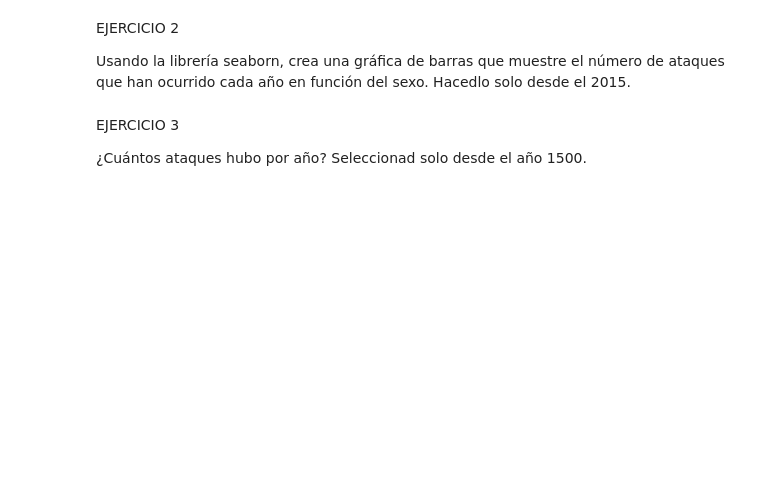
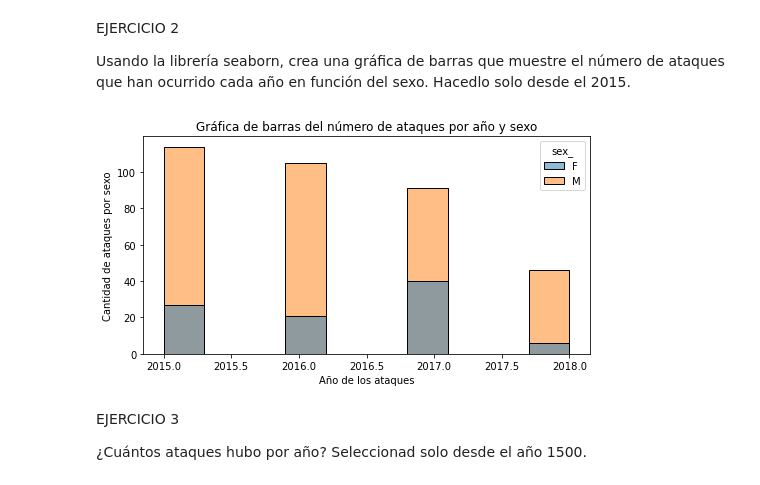
Before and after one commit to Adalab/DA-promo-b-modulo-2-sprint-1-Anais-Ana-Yadira, a Jupyter notebook: visualización/pair-programmin-vizualizacion-3-seaborn/pair-programmin-vizualizacion-3-seaborn.ipynb, the cells around one changed output. Saved outputs shown, nothing was run; the diff lists cells and outputs as text; code cells hidden in the pictures; blank space fills up the shorter version.

```diff
--- a/visualización/pair-programmin-vizualizacion-3-seaborn/pair-programmin-vizualizacion-3-seaborn.ipynb
+++ b/visualización/pair-programmin-vizualizacion-3-seaborn/pair-programmin-vizualizacion-3-seaborn.ipynb
@@ -13,6 +77,14 @@ Usando la librería seaborn, crea una gráfica de barras que muestre el número
 EJERCICIO 2
 
 Usando la librería seaborn, crea una gráfica de barras que muestre el número de ataques que han ocurrido cada año en función del sexo. Hacedlo solo desde el 2015.
+# %%
+plt.figure(figsize =(8,4))
+fig = sns.histplot(x='year', data = df_2015,hue = 'sex_')
+fig.set(xlabel='Año de los ataques', ylabel = 'Cantidad de ataques por sexo')
+fig.set_title('Gráfica de barras del número de ataques por año y sexo')
+plt.show()
+# %% [output]
+[figure, added]
 # %% [markdown]
 EJERCICIO 3
 
```
Also changed, not shown: parts of 16 cells of this notebook.
